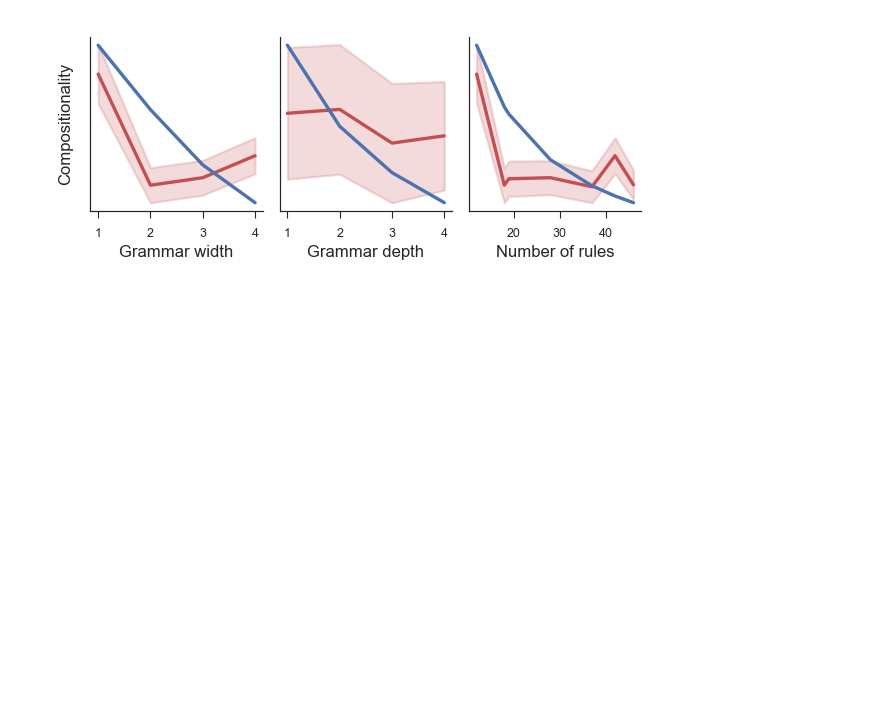
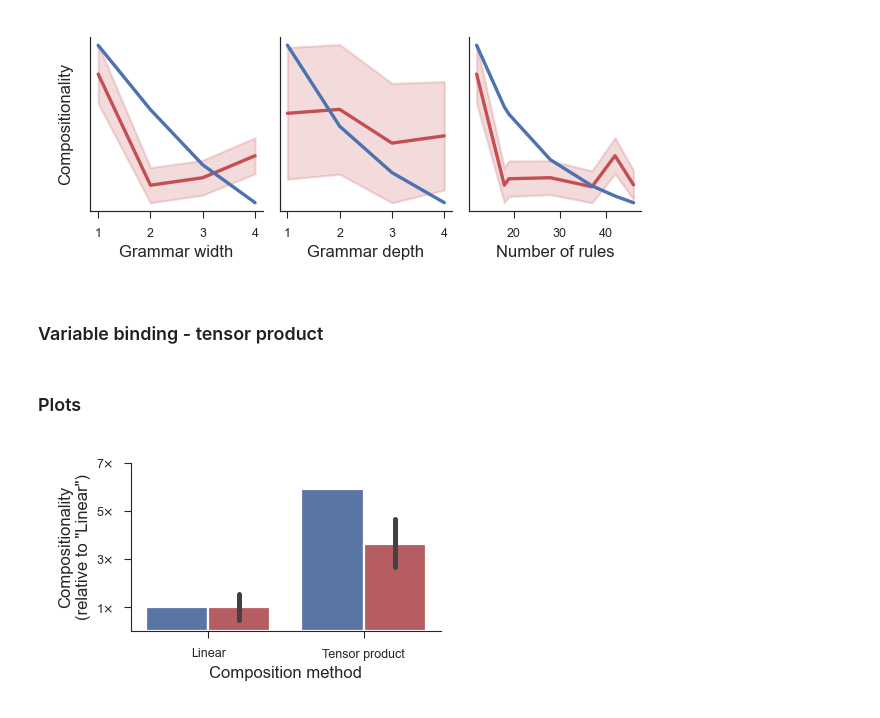
Before and after one commit to EricElmoznino/complexity_compositionality, a Jupyter notebook: papers/idea_preprint/notebook.ipynb, the cells around one changed output. Cells and saved outputs as stored; diff of their text form; code cells hidden in the pictures; blank space fills up the shorter version.

Commit message:
Added tensor product compositionality figure

```diff
--- a/papers/idea_preprint/notebook.ipynb
+++ b/papers/idea_preprint/notebook.ipynb
@@ -461,0 +431,2 @@ c2 = data_gen2.compositionality(z=z, w=w, per_sample=per_sample)
+# %% [markdown]
+### Variable binding - tensor product
@@ -461,0 +473,43 @@ c2 = data_gen2.compositionality(z=z, w=w, per_sample=per_sample)
+# %% [markdown]
+### Plots
+# %%
+data = data_grammar_comp.copy()
+data["Compositionality"] = data["Compositionality"] - 1
+linear_comp = data[data["Composition method"] == "linear"][
+    ["Compositionality", "Topological similarity"]
+].mean()
+data[["Compositionality", "Topological similarity"]] = (
+    data[["Compositionality", "Topological similarity"]] / linear_comp
+)
+data = data.melt(
+    id_vars=["Composition method"],
+    value_vars=["Compositionality", "Topological similarity"],
+    var_name="Metric",
+    value_name="Value",
+)
+data["Composition method"] = data["Composition method"].map(
+    {"linear": "Linear", "tensorproduct": "Tensor product"}
+)
+
+fig, ax = plt.subplots(nrows=1, ncols=1, figsize=(2, 1.2))
+
+sns.barplot(
+    data=data,
+    x="Composition method",
+    y="Value",
+    hue="Metric",
+    hue_order=["Compositionality", "Topological similarity"],
+    palette=[sns.color_palette()[0], sns.color_palette()[3]],
+    ax=ax,
+)
+
+ax.set(ylabel='Compositionality\n(relative to "Linear")')
+yticks = [1, 3, 5, 7]
+ax.set_yticks(yticks)
+ax.set_yticklabels([f"{y}$\\times$" for y in yticks])
+ax.legend().remove()
+
+fig.savefig("saved/grammar_composition_method.pdf")
+plt.show()
+# %% [output]
+[figure, added]
```
Also changed, not shown: parts of 2 cells of this notebook, 2 other files.
